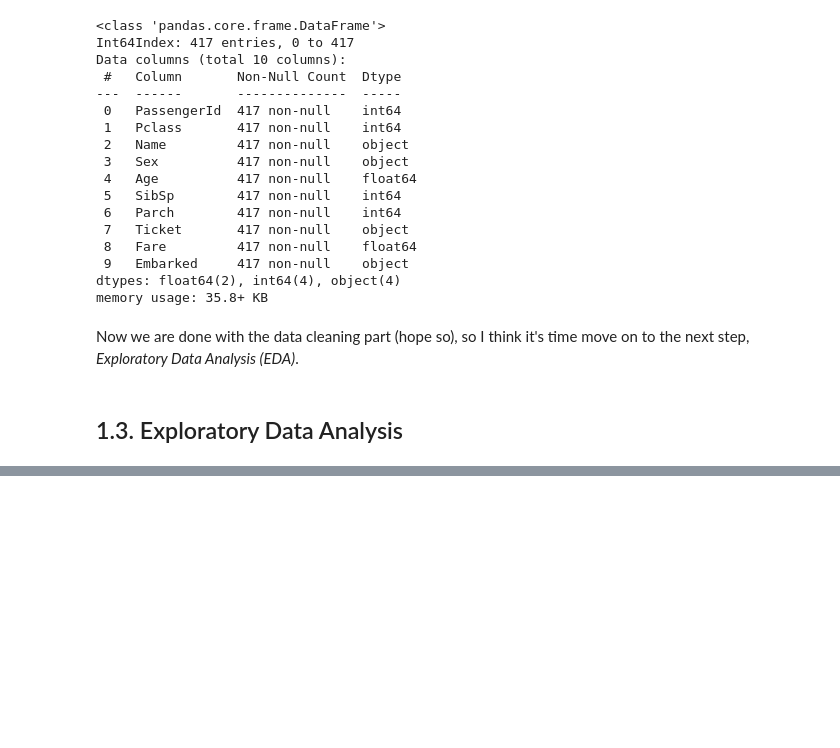
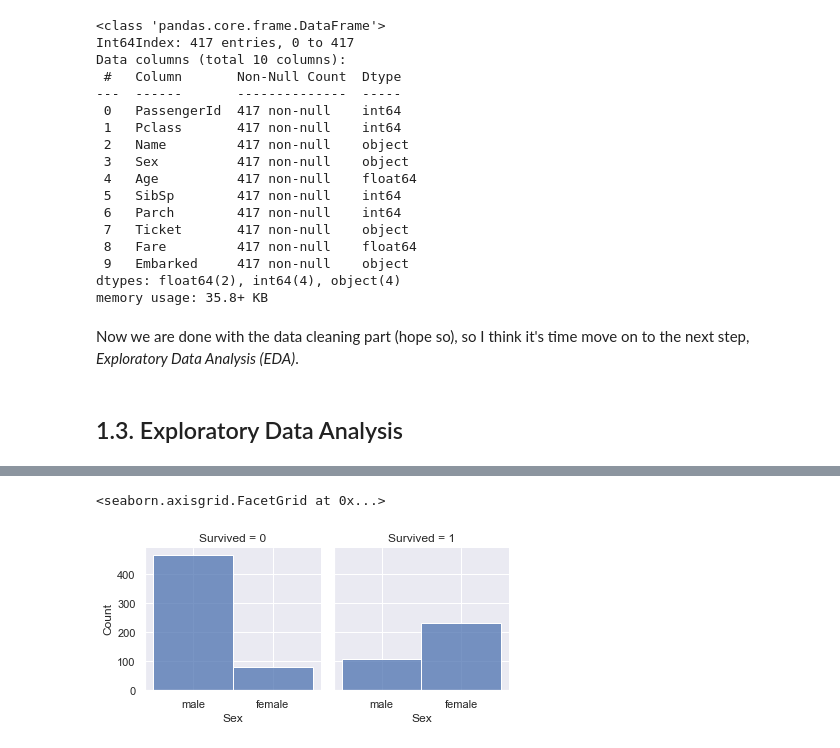
Before and after one commit to Moaaz-Mahmoud/Third-Year-Electrical-Testing-3A, a Jupyter notebook: class-3-data_analysis/titanic/solution.ipynb, the cells around one changed output, grey strips where cells are left out. Cells and saved outputs as stored; diff of their text form; code cells hidden in the pictures; blank space fills up the shorter version.

```diff
--- a/class-3-data_analysis/titanic/solution.ipynb
+++ b/class-3-data_analysis/titanic/solution.ipynb
@@ -294,0 +318,7 @@ Now we are done with the data cleaning part (hope so), so I think it's time move
+# %%
+# Sex
+g = sns.FacetGrid(df_train, col='Survived')
+g.map(sns.histplot, 'Sex')
+# %% [output]
+<seaborn.axisgrid.FacetGrid at 0x...>
+[figure, added]
```
Also changed, not shown: parts of 9 cells of this notebook.
